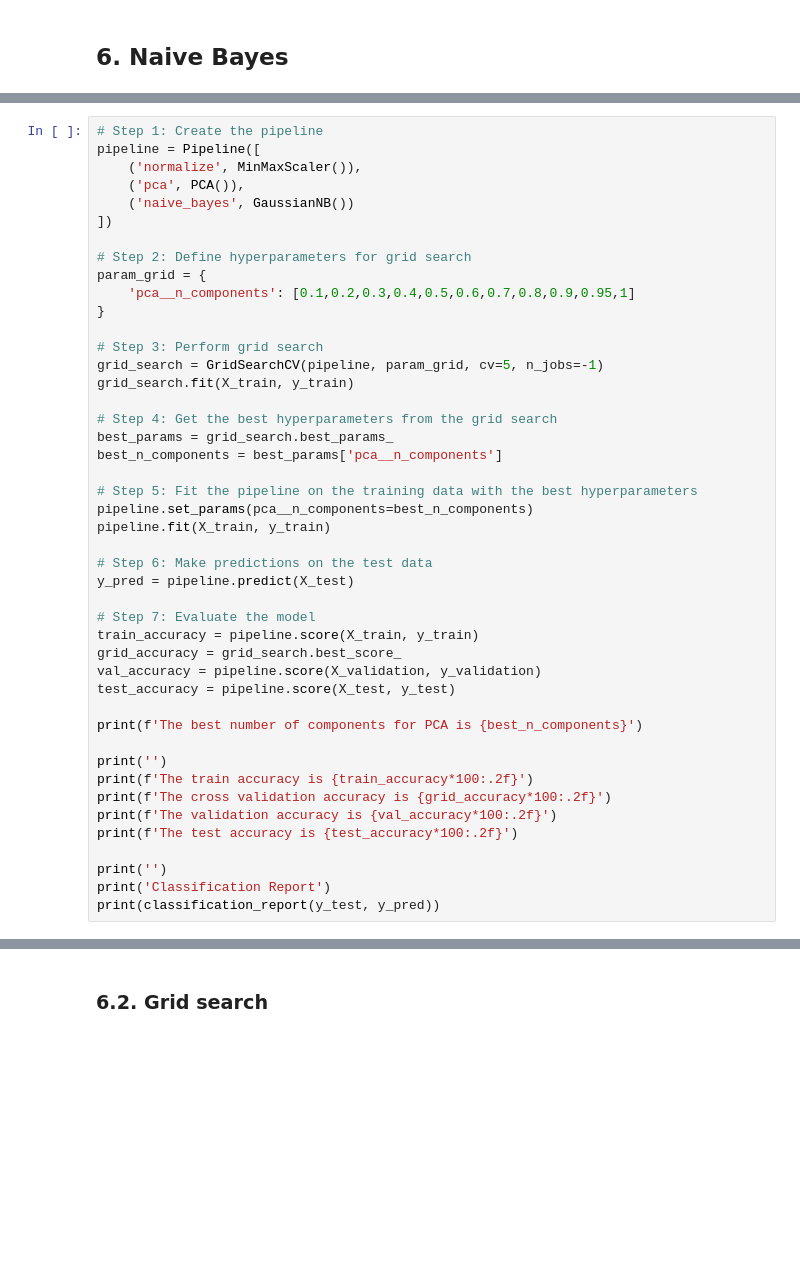
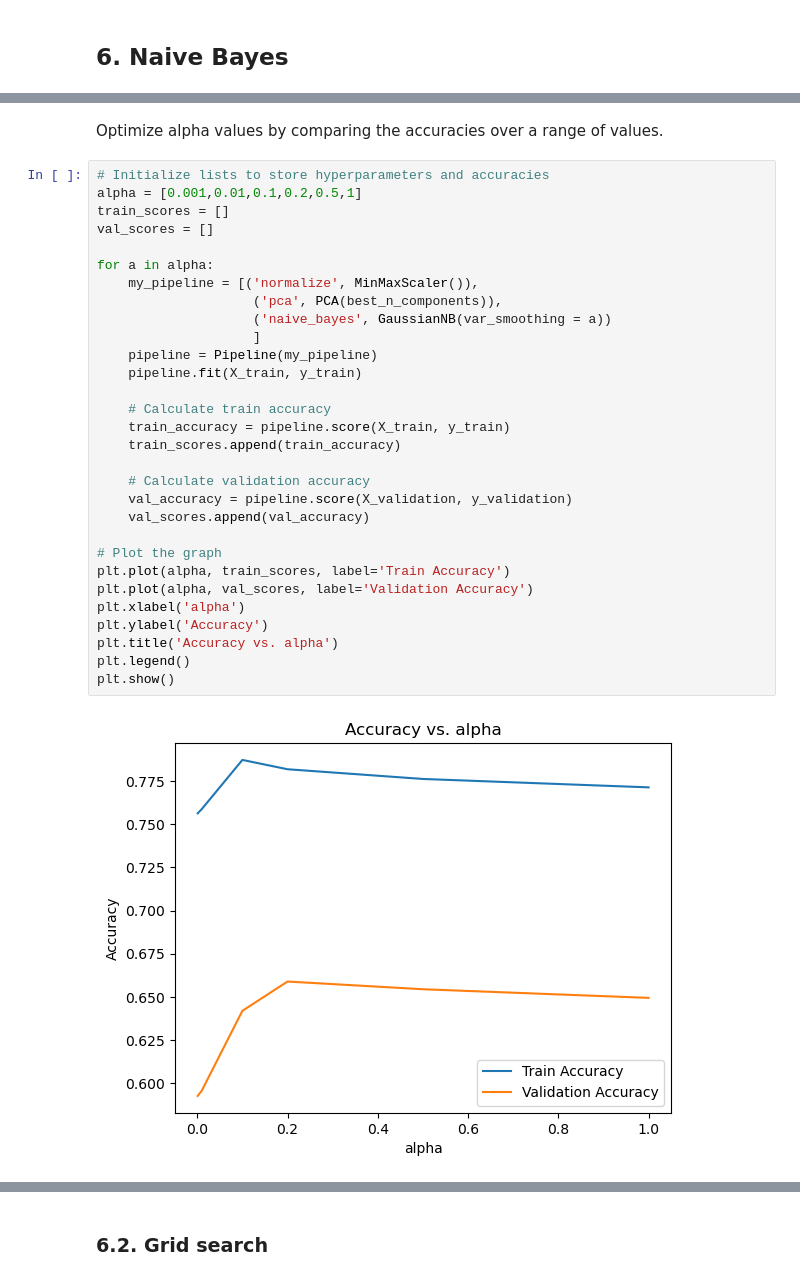
Before and after one commit to dfrancis-tech/email_spam, a Jupyter notebook: Baseline_Model.ipynb, the cells around one changed output, grey strips where cells are left out. Drawn from its saved outputs; the diff is of its cells as text; blank space fills up the shorter version.

Commit message:
model with naive bayes

```diff
--- a/Baseline_Model.ipynb
+++ b/Baseline_Model.ipynb
@@ -1080,45 +1084,34 @@ final_f1.append(0.91)
-# %%
-# Step 1: Create the pipeline
-pipeline = Pipeline([
-    ('normalize', MinMaxScaler()),
-    ('pca', PCA()),
-    ('naive_bayes', GaussianNB())
-])
-
-# Step 2: Define hyperparameters for grid search
-param_grid = {
-    'pca__n_components': [0.1,0.2,0.3,0.4,0.5,0.6,0.7,0.8,0.9,0.95,1]
-}
-
-# Step 3: Perform grid search
-grid_search = GridSearchCV(pipeline, param_grid, cv=5, n_jobs=-1)
-grid_search.fit(X_train, y_train)
-
-# Step 4: Get the best hyperparameters from the grid search
-best_params = grid_search.best_params_
-best_n_components = best_params['pca__n_components']
-
-# Step 5: Fit the pipeline on the training data with the best hyperparameters
-pipeline.set_params(pca__n_components=best_n_components)
-pipeline.fit(X_train, y_train)
-
-# Step 6: Make predictions on the test data
-y_pred = pipeline.predict(X_test)
-
-# Step 7: Evaluate the model
-train_accuracy = pipeline.score(X_train, y_train)
-grid_accuracy = grid_search.best_score_
-val_accuracy = pipeline.score(X_validation, y_validation)
-test_accuracy = pipeline.score(X_test, y_test)
-
-print(f'The best number of components for PCA is {best_n_components}')
-
-print('')
-print(f'The train accuracy is {train_accuracy*100:.2f}')
-print(f'The cross validation accuracy is {grid_accuracy*100:.2f}')
-print(f'The validation accuracy is {val_accuracy*100:.2f}')
-print(f'The test accuracy is {test_accuracy*100:.2f}')
-
-print('')
-print('Classification Report')
-print(classification_report(y_test, y_pred))
+# %% [markdown]
+Optimize alpha values by comparing the accuracies over a range of values.
+# %%
+# Initialize lists to store hyperparameters and accuracies
+alpha = [0.001,0.01,0.1,0.2,0.5,1]
+train_scores = []
+val_scores = []
+
+for a in alpha:
+    my_pipeline = [('normalize', MinMaxScaler()),
+                    ('pca', PCA(best_n_components)),
+                    ('naive_bayes', GaussianNB(var_smoothing = a))
+                    ]
+    pipeline = Pipeline(my_pipeline)
+    pipeline.fit(X_train, y_train)
+
+    # Calculate train accuracy
+    train_accuracy = pipeline.score(X_train, y_train)
+    train_scores.append(train_accuracy)
+
+    # Calculate validation accuracy
+    val_accuracy = pipeline.score(X_validation, y_validation)
+    val_scores.append(val_accuracy)
+
+# Plot the graph
+plt.plot(alpha, train_scores, label='Train Accuracy')
+plt.plot(alpha, val_scores, label='Validation Accuracy')
+plt.xlabel('alpha')
+plt.ylabel('Accuracy')
+plt.title('Accuracy vs. alpha')
+plt.legend()
+plt.show()
+# %% [output]
+[figure, added]
```
Also changed, not shown: parts of 11 cells of this notebook.
